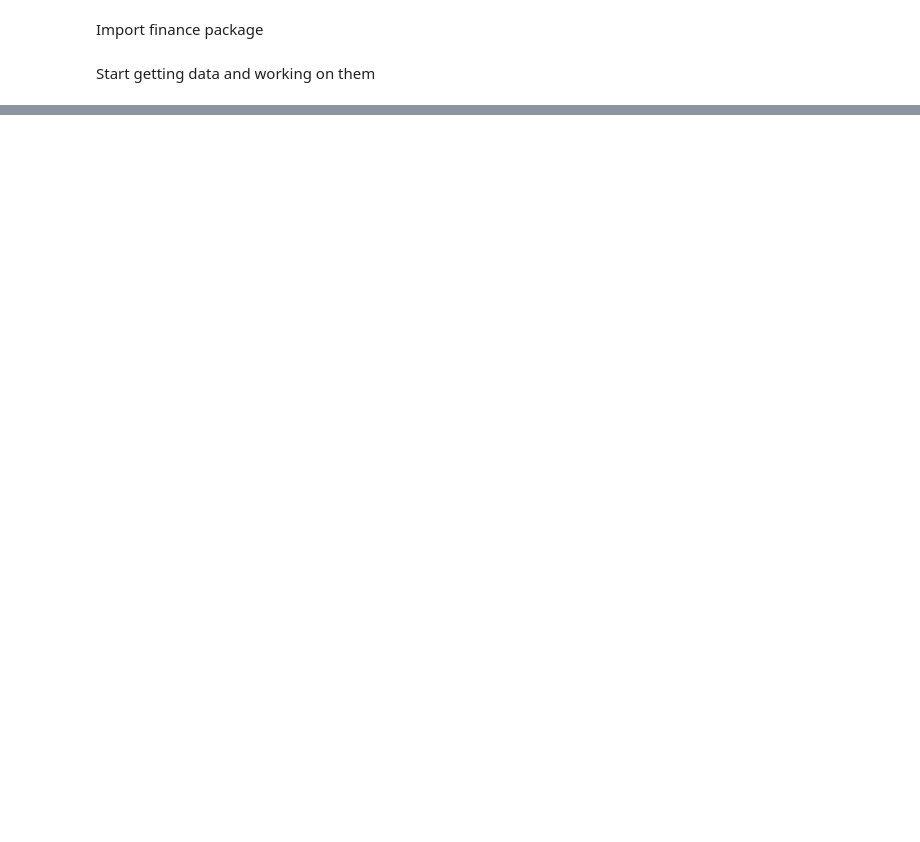
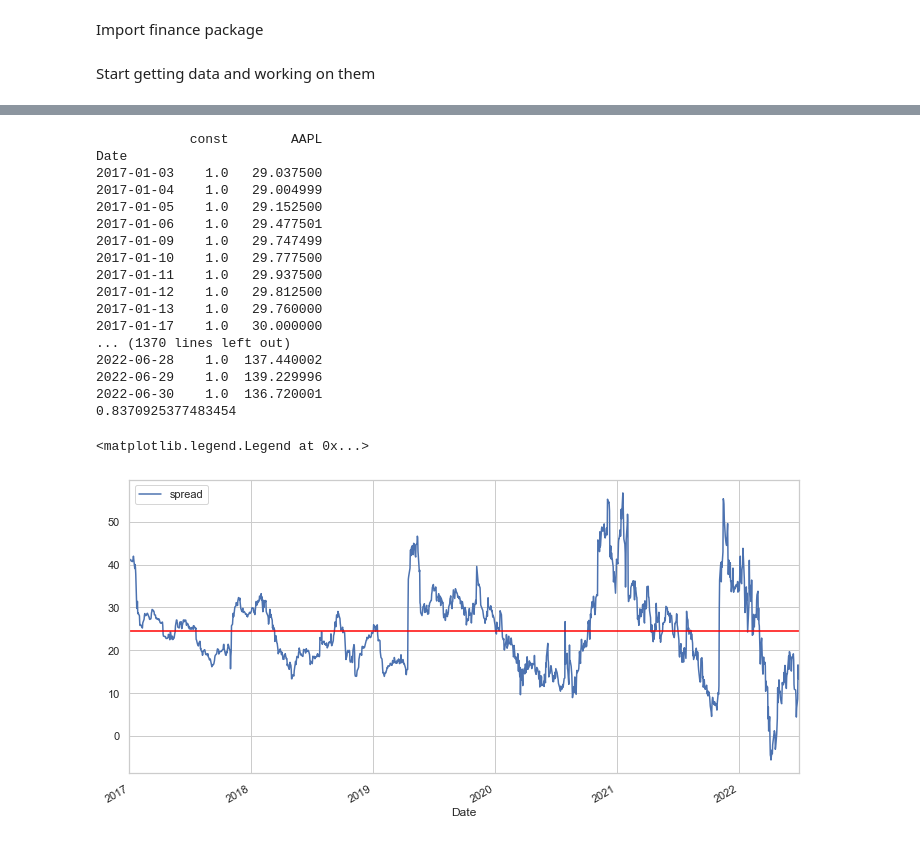
Before and after one commit to AbnerTeng/python-notes, a Jupyter notebook: projects/pairs_trading.ipynb, the cells around one changed output, grey strips where cells are left out. Drawn from its saved outputs; the diff is of its cells as text; code cells hidden in the pictures; blank space fills up the shorter version.

```diff
--- a/projects/pairs_trading.ipynb
+++ b/projects/pairs_trading.ipynb
@@ -134,0 +166,34 @@ df.tail()
+# %%
+## calculating the spread
+S1 = sm.add_constant(S1) ## for linear regression
+print(S1)
+result = sm.OLS(S2, S1).fit() ## S2 as Y and S1 as X
+S1 = S1['AAPL']
+beta = result.params['AAPL'] ## result.params is a method
+print(beta)
+
+spread = S2 - beta * S1
+spread.plot(figsize = (12, 6))
+plt.axhline(spread.mean(), color = 'red')
+plt.xlim('2017-01-01', '2022-07-01')
+plt.legend(["spread"])
+# %% [output]
+            const        AAPL
+Date
+2017-01-03    1.0   29.037500
+2017-01-04    1.0   29.004999
+2017-01-05    1.0   29.152500
+2017-01-06    1.0   29.477501
+2017-01-09    1.0   29.747499
+2017-01-10    1.0   29.777500
+2017-01-11    1.0   29.937500
+2017-01-12    1.0   29.812500
+2017-01-13    1.0   29.760000
+2017-01-17    1.0   30.000000
+... (1370 lines left out)
+2022-06-28    1.0  137.440002
+2022-06-29    1.0  139.229996
+2022-06-30    1.0  136.720001
+0.8370925377483454
+<matplotlib.legend.Legend at 0x...>
+[figure, added]
```
Also changed, not shown: parts of 16 cells of this notebook.
